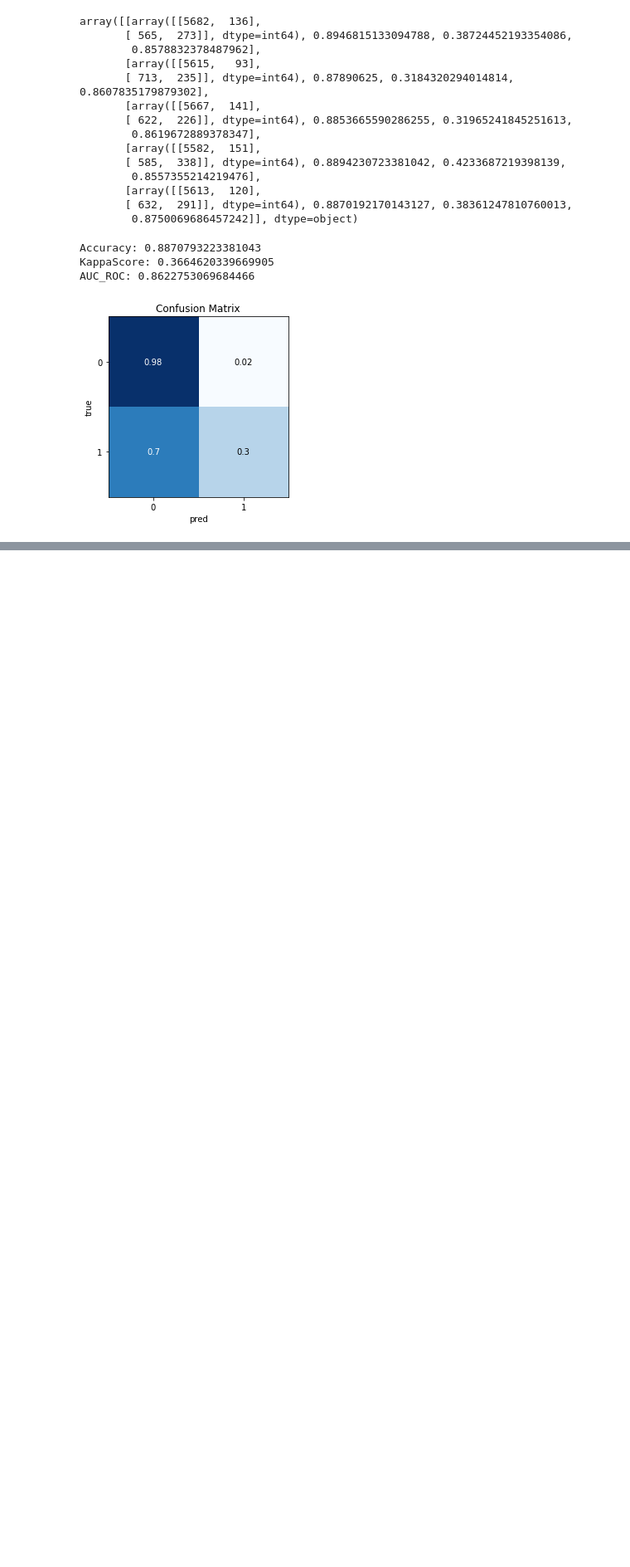
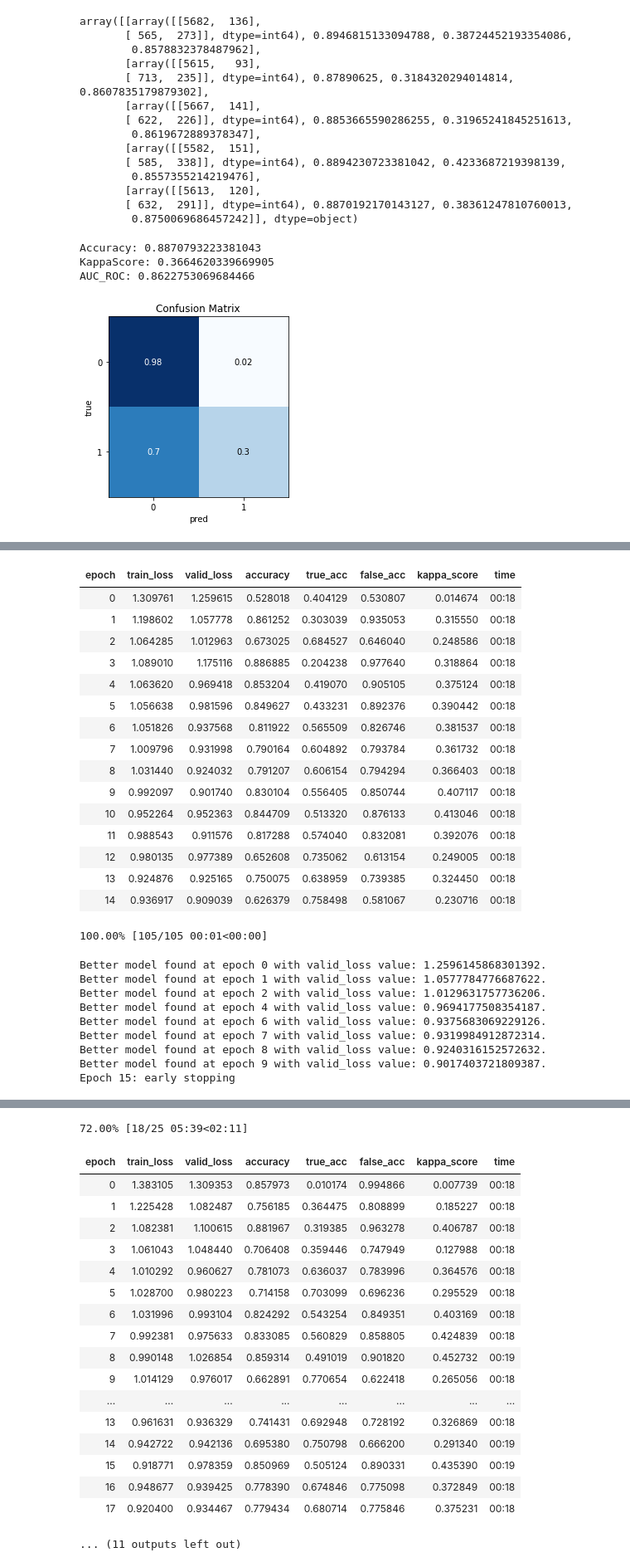
Before and after one commit to aaberbach/LFP_Prediction, a Jupyter notebook: LFP_Peak_Classification_Everything.ipynb, the cells around one changed output, grey strips where cells are left out. Shown at 83% size. Saved outputs shown, nothing was run; the diff lists cells and outputs as text; code cells hidden in the pictures; blank space fills up the shorter version.

```diff
--- a/LFP_Peak_Classification_Everything.ipynb
+++ b/LFP_Peak_Classification_Everything.ipynb
@@ -216,6 +218,7 @@ def make_cross_data(splits, test_num, num_back, data_input, seed):
 #Also performs kappa and auc_roc, as well as returns the confusion matrix.
 def get_scores(learn, data, metrics):
     learn.data = data
+    learn.loss_func = CrossEntropyFlat()
     interp = ClassificationInterpretation.from_learner(learn, DatasetType.Train)
     preds = np.array(interp.preds)
     kappa = smetrics.cohen_kappa_score(interp.y_true, preds.argmax(1))
@@ -888,0 +949,4 @@ AUC_ROC: 0.8622753069684466
+# %%
+results = do_cross_valid(19, indexes, data_input, num_back, train_metrics,
+                         test_metrics, 1e-4, 1e-2, 25, loss_func = loss_f)
+# %% [output]
@@ -888,0 +976,26 @@ AUC_ROC: 0.8622753069684466
+| epoch | train_loss | valid_loss | accuracy | true_acc | false_acc | kappa_score | time |
+| 0 | 1.309761 | 1.259615 | 0.528018 | 0.404129 | 0.530807 | 0.014674 | 00:18 |
+| 1 | 1.198602 | 1.057778 | 0.861252 | 0.303039 | 0.935053 | 0.315550 | 00:18 |
+| 2 | 1.064285 | 1.012963 | 0.673025 | 0.684527 | 0.646040 | 0.248586 | 00:18 |
+| 3 | 1.089010 | 1.175116 | 0.886885 | 0.204238 | 0.977640 | 0.318864 | 00:18 |
+| 4 | 1.063620 | 0.969418 | 0.853204 | 0.419070 | 0.905105 | 0.375124 | 00:18 |
+| 5 | 1.056638 | 0.981596 | 0.849627 | 0.433231 | 0.892376 | 0.390442 | 00:18 |
+| 6 | 1.051826 | 0.937568 | 0.811922 | 0.565509 | 0.826746 | 0.381537 | 00:18 |
+| 7 | 1.009796 | 0.931998 | 0.790164 | 0.604892 | 0.793784 | 0.361732 | 00:18 |
+| 8 | 1.031440 | 0.924032 | 0.791207 | 0.606154 | 0.794294 | 0.366403 | 00:18 |
+| 9 | 0.992097 | 0.901740 | 0.830104 | 0.556405 | 0.850744 | 0.407117 | 00:18 |
+| 10 | 0.952264 | 0.952363 | 0.844709 | 0.513320 | 0.876133 | 0.413046 | 00:18 |
+| 11 | 0.988543 | 0.911576 | 0.817288 | 0.574040 | 0.832081 | 0.392076 | 00:18 |
+| 12 | 0.980135 | 0.977389 | 0.652608 | 0.735062 | 0.613154 | 0.249005 | 00:18 |
+| 13 | 0.924876 | 0.925165 | 0.750075 | 0.638959 | 0.739385 | 0.324450 | 00:18 |
+| 14 | 0.936917 | 0.909039 | 0.626379 | 0.758498 | 0.581067 | 0.230716 | 00:18 |
+100.00% [105/105 00:01<00:00]
+Better model found at epoch 0 with valid_loss value: 1.2596145868301392.
+Better model found at epoch 1 with valid_loss value: 1.0577784776687622.
+Better model found at epoch 2 with valid_loss value: 1.0129631757736206.
+Better model found at epoch 4 with valid_loss value: 0.9694177508354187.
+Better model found at epoch 6 with valid_loss value: 0.9375683069229126.
+Better model found at epoch 7 with valid_loss value: 0.9319984912872314.
+Better model found at epoch 8 with valid_loss value: 0.9240316152572632.
+Better model found at epoch 9 with valid_loss value: 0.9017403721809387.
+Epoch 15: early stopping
@@ -888,0 +1003,19 @@ AUC_ROC: 0.8622753069684466
+72.00% [18/25 05:39<02:11]
+| epoch | train_loss | valid_loss | accuracy | true_acc | false_acc | kappa_score | time |
+| 0 | 1.383105 | 1.309353 | 0.857973 | 0.010174 | 0.994866 | 0.007739 | 00:18 |
+| 1 | 1.225428 | 1.082487 | 0.756185 | 0.364475 | 0.808899 | 0.185227 | 00:18 |
+| 2 | 1.082381 | 1.100615 | 0.881967 | 0.319385 | 0.963278 | 0.406787 | 00:18 |
+| 3 | 1.061043 | 1.048440 | 0.706408 | 0.359446 | 0.747949 | 0.127988 | 00:18 |
+| 4 | 1.010292 | 0.960627 | 0.781073 | 0.636037 | 0.783996 | 0.364576 | 00:18 |
+| 5 | 1.028700 | 0.980223 | 0.714158 | 0.703099 | 0.696236 | 0.295529 | 00:18 |
+| 6 | 1.031996 | 0.993104 | 0.824292 | 0.543254 | 0.849351 | 0.403169 | 00:18 |
+| 7 | 0.992381 | 0.975633 | 0.833085 | 0.560829 | 0.858805 | 0.424839 | 00:18 |
+| 8 | 0.990148 | 1.026854 | 0.859314 | 0.491019 | 0.901820 | 0.452732 | 00:19 |
+| 9 | 1.014129 | 0.976017 | 0.662891 | 0.770654 | 0.622418 | 0.265056 | 00:18 |
+| ... | ... | ... | ... | ... | ... | ... | ... |
+| 13 | 0.961631 | 0.936329 | 0.741431 | 0.692948 | 0.728192 | 0.326869 | 00:18 |
+| 14 | 0.942722 | 0.942136 | 0.695380 | 0.750798 | 0.666200 | 0.291340 | 00:19 |
+| 15 | 0.918771 | 0.978359 | 0.850969 | 0.505124 | 0.890331 | 0.435390 | 00:19 |
+| 16 | 0.948677 | 0.939425 | 0.778390 | 0.674846 | 0.775098 | 0.372849 | 00:18 |
+| 17 | 0.920400 | 0.934467 | 0.779434 | 0.680714 | 0.775846 | 0.375231 | 00:18 |
+... (11 outputs left out)
```
Also changed, not shown: parts of 15 cells of this notebook.
